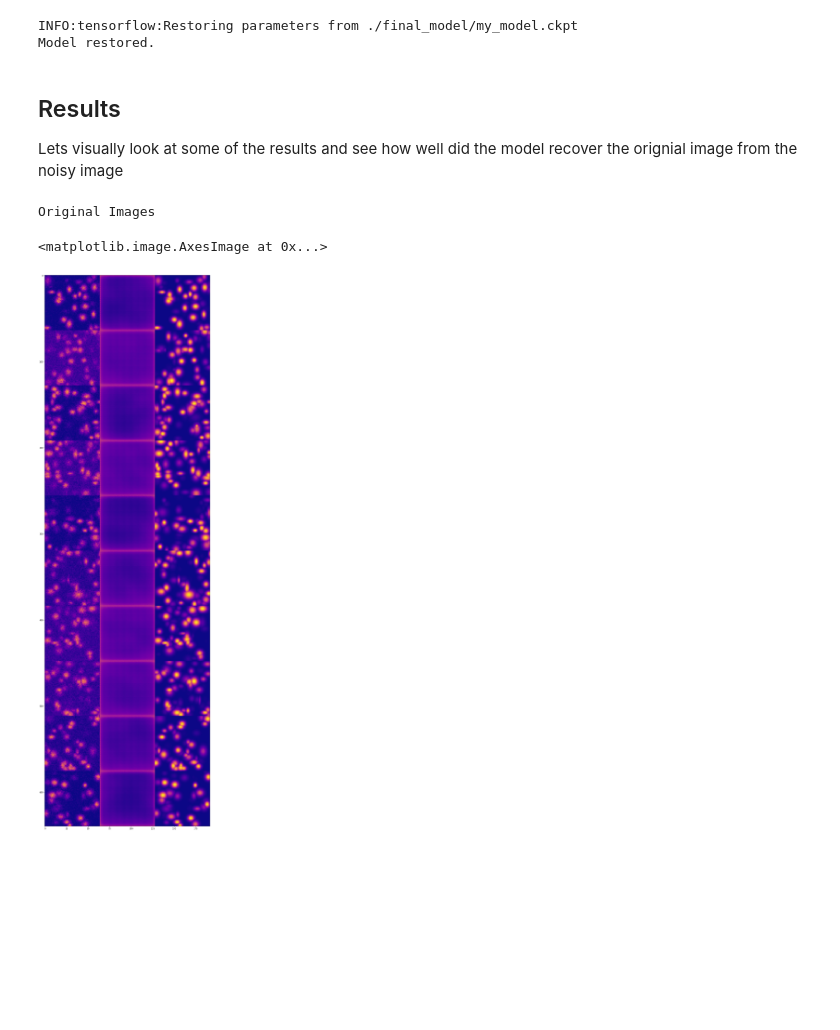
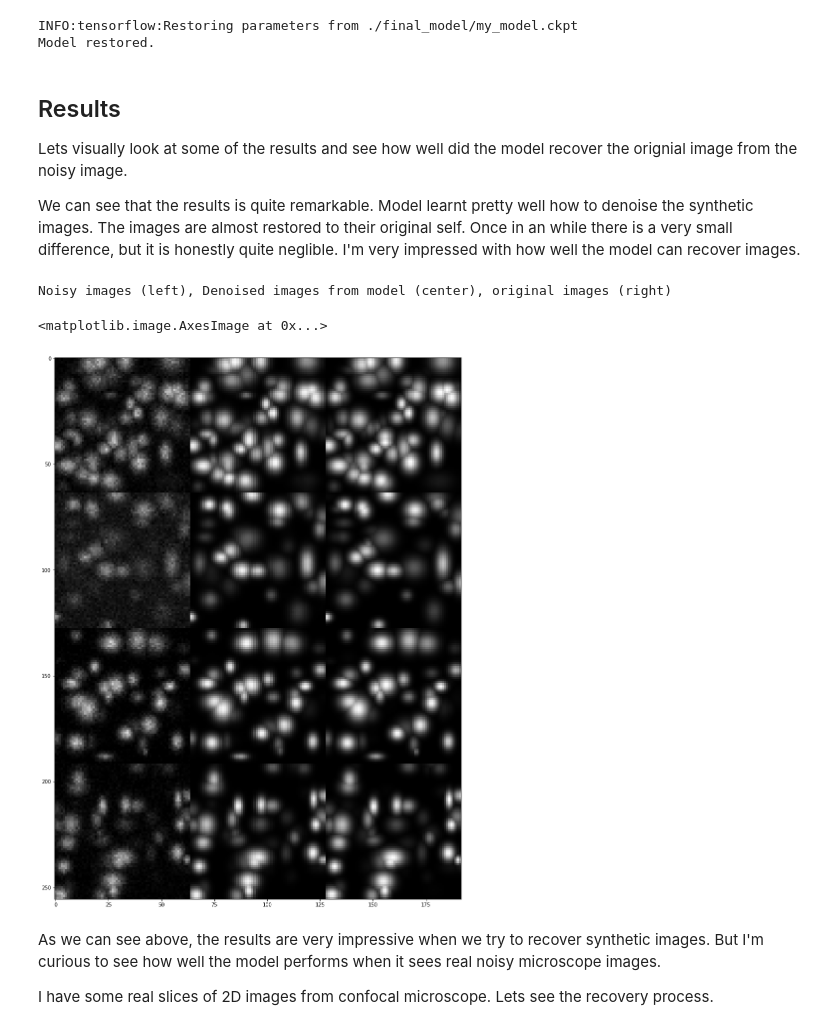
Before and after one commit to mohakpatel/ImageCleaning, a Jupyter notebook: src/ImageCleaning.ipynb, the cells around one changed output. Drawn from its saved outputs; the diff is of its cells as text; code cells hidden in the pictures; blank space fills up the shorter version.

```diff
--- a/src/ImageCleaning.ipynb
+++ b/src/ImageCleaning.ipynb
@@ -177,7 +178,7 @@ Caution: This step takes time, so run it with some patience. On my computer it t
 I generate 27000 training images with 3000 test/validation images.
 # %%
 # Image generation parameters
-n_images = 1000
+n_images = 30000
 slices = [x for x in range(14, 114, 5)]
 sizeI = np.array([64,64,128])
 sigmaPts = {280:1.5*np.array([1,1,1]), 140:1.75*np.array([1,1,1]), 70:2*np.array([1,1,1])}
@@ -286,22 +302,29 @@ Model restored.
 # %% [markdown]
 ## Results
 
-Lets visually look at some of the results and see how well did the model recover the orignial image from the noisy image
+Lets visually look at some of the results and see how well did the model recover the orignial image from the noisy image.
+
+We can see that the results is quite remarkable. Model learnt pretty well how to denoise the synthetic images. The images are almost restored to their original self. Once in an while there is a very small difference, but it is honestly quite neglible. I'm very impressed with how well the model can recover images.
 # %%
+X_test, y_test = sklearn.utils.shuffle(X_test, y_test)
 X_predict = model.predict(X_test, batch_size = 20)
 
-n = 10
+n = 4
 canvas = np.empty((64 * n, 64*3))
 for i in range(n):
     # Draw the generated digits
     canvas[i*64 : (i+1)*64, 0:64] = np.squeeze(X_test[i,:,:,:])
     canvas[i*64 : (i+1)*64, 64:128] = np.squeeze(X_predict[i,:,:,:])
     canvas[i*64 : (i+1)*64, 128:192] = np.squeeze(y_test[i,:,:,:])
 
-print("Original Images")
+print("Noisy images (left), Denoised images from model (center), original images (right)")
 plt.figure(figsize=(15,5*n))
-plt.imshow(canvas, cmap='plasma', vmin=0, vmax=1)
+plt.imshow(canvas, cmap='gray', vmin=0, vmax=1)
 # %% [output]
-Original Images
+Noisy images (left), Denoised images from model (center), original images (right)
 <matplotlib.image.AxesImage at 0x...>
-[figure, old version]
+[figure, new version]
+# %% [markdown]
+As we can see above, the results are very impressive when we try to recover synthetic images. But I'm curious to see how well the model performs when it sees real noisy microscope images.
+
+I have some real slices of 2D images from confocal microscope. Lets see the recovery process.
```
Also changed, not shown: parts of 11 cells of this notebook, 21 other files.
